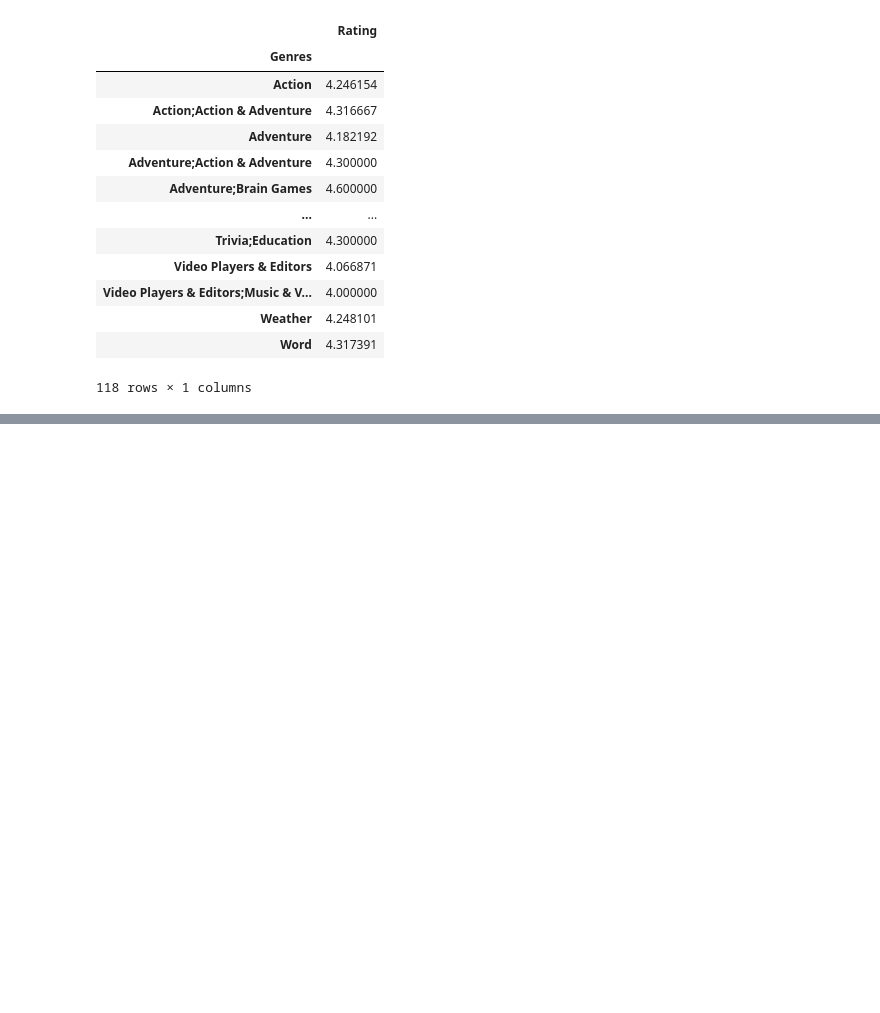
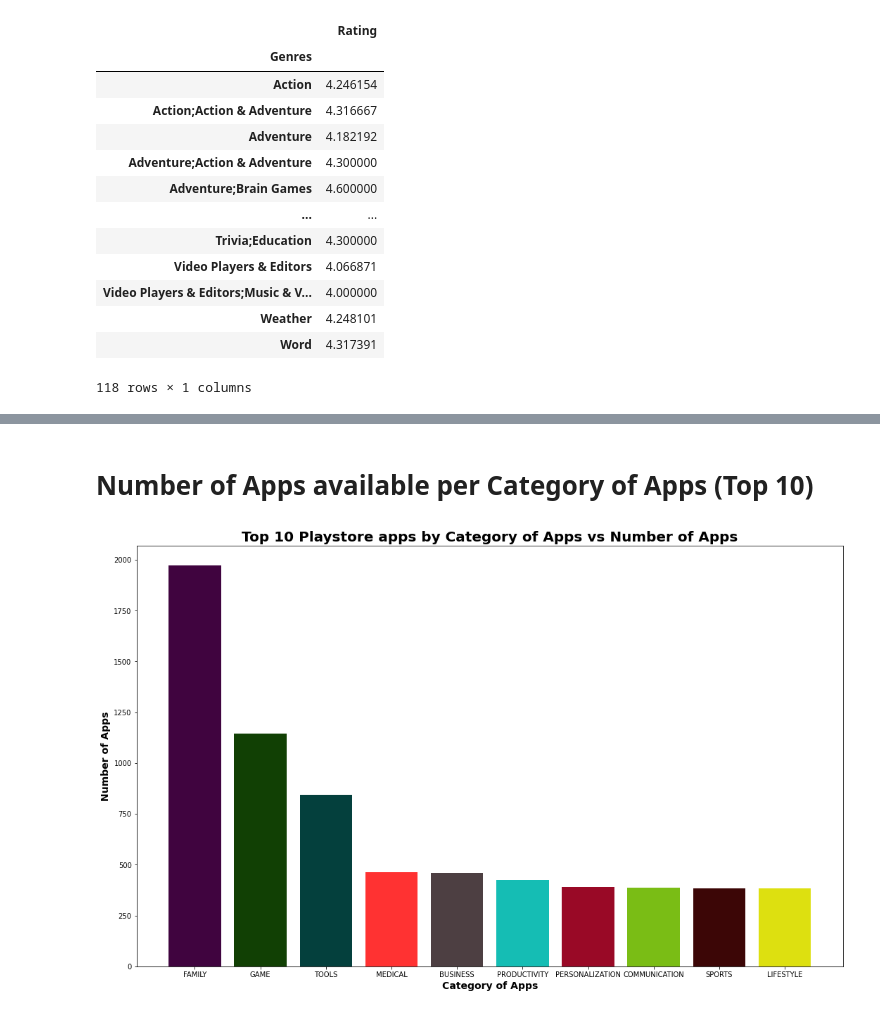
Before and after one commit to divyakedia/playstore-data-analysis, a Jupyter notebook: (Divya_Self)Play_Store_App_Review_Analysis_Capstone_Project.ipynb, the cells around one changed output, grey strips where cells are left out. Cells and saved outputs as stored; diff of their text form; code cells hidden in the pictures; blank space fills up the shorter version.

```diff
--- a/(Divya_Self)Play_Store_App_Review_Analysis_Capstone_Project.ipynb
+++ b/(Divya_Self)Play_Store_App_Review_Analysis_Capstone_Project.ipynb
@@ -497,0 +498,14 @@ top_50_genres_df
+# %% [markdown]
+# Number of Apps available  per Category of Apps (Top 10)
+# %%
+# Making a barplot of Category of apps vs Number of apps available
+top10_app_cat = playstore_df.Category.value_counts().head(10)
+plt.figure(figsize=(18,11))
+sns.barplot(x = top10_app_cat.index , y = top10_app_cat.values)
+plt.xlabel("Category of Apps", fontsize=14, fontweight= "bold")
+plt.ylabel("Number of Apps", fontsize= 14, fontweight="bold")
+plt.title("Top 10 Playstore apps by Category of Apps vs Number of Apps", fontsize = 20 , fontweight = "bold")
+plt.bar(x = top10_app_cat.index ,height=top10_app_cat.values ,color = ["#40043f", "#114004", "#04403d","#FF3232","#4d3f42","#15bdb4","#990926","#7abd15","#3C0606","#dde010"])
+plt.show()
+# %% [output]
+[figure, added]
```
Also changed, not shown: parts of 2 cells of this notebook.
